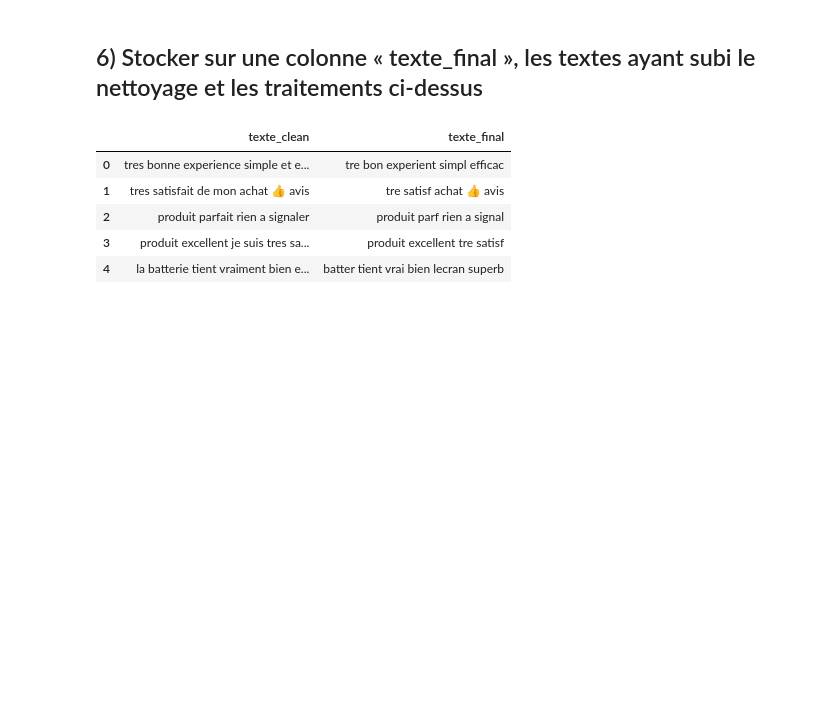
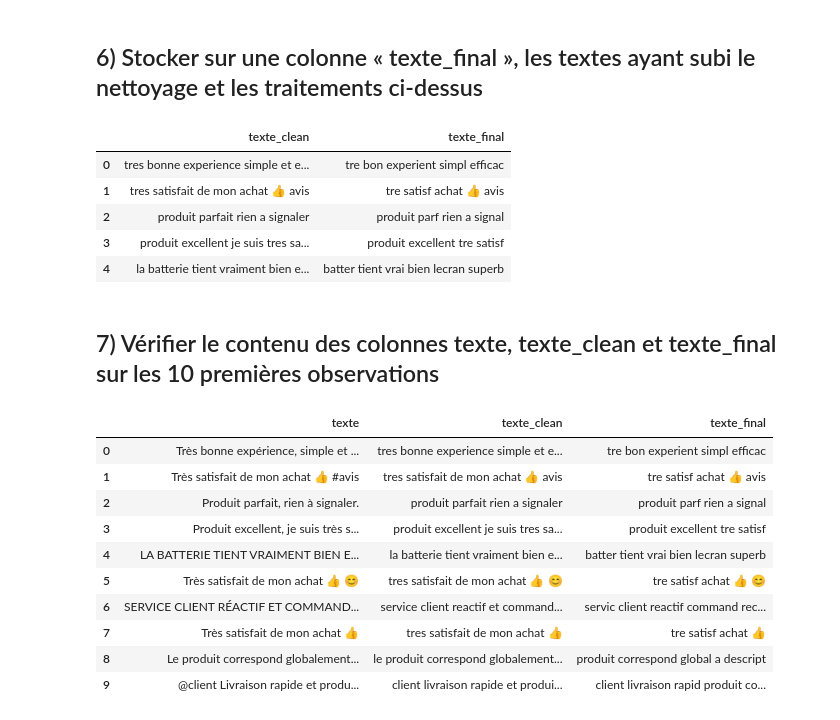
Before and after one commit to Damstat/atelier_prepa_donnees_textuelles, a Jupyter notebook: notebooks/atelier_prepa_donnees_textuelles.ipynb, the cells around one changed output. Saved outputs shown, nothing was run; the diff lists cells and outputs as text; code cells hidden in the pictures; blank space fills up the shorter version.

Commit message:
P4.7: Verification des textes normalises

```diff
--- a/notebooks/atelier_prepa_donnees_textuelles.ipynb
+++ b/notebooks/atelier_prepa_donnees_textuelles.ipynb
@@ -601,3 +601,19 @@ df[["texte_clean", "texte_final"]].head()
 | 2 | produit parfait rien a signaler | produit parf rien a signal |
 | 3 | produit excellent je suis tres sa... | produit excellent tre satisf |
 | 4 | la batterie tient vraiment bien e... | batter tient vrai bien lecran superb |
+# %% [markdown]
+## 7) Vérifier le contenu des colonnes texte, texte_clean et texte_final sur les 10 premières observations
+# %%
+df[["texte", "texte_clean", "texte_final"]].head(10)
+# %% [output]
+|  | texte | texte_clean | texte_final |
+| 0 | Très bonne expérience, simple et ... | tres bonne experience simple et e... | tre bon experient simpl efficac |
+| 1 | Très satisfait de mon achat 👍 #avis | tres satisfait de mon achat 👍 avis | tre satisf achat 👍 avis |
+| 2 | Produit parfait, rien à signaler. | produit parfait rien a signaler | produit parf rien a signal |
+| 3 | Produit excellent, je suis très s... | produit excellent je suis tres sa... | produit excellent tre satisf |
+| 4 | LA BATTERIE TIENT VRAIMENT BIEN E... | la batterie tient vraiment bien e... | batter tient vrai bien lecran superb |
+| 5 | Très satisfait de mon achat 👍 😊 | tres satisfait de mon achat 👍 😊 | tre satisf achat 👍 😊 |
+| 6 | SERVICE CLIENT RÉACTIF ET COMMAND... | service client reactif et command... | servic client reactif command rec... |
+| 7 | Très satisfait de mon achat 👍 | tres satisfait de mon achat 👍 | tre satisf achat 👍 |
+| 8 | Le produit correspond globalement... | le produit correspond globalement... | produit correspond global a descript |
+| 9 | @client Livraison rapide et produ... | client livraison rapide et produi... | client livraison rapid produit co... |
```
